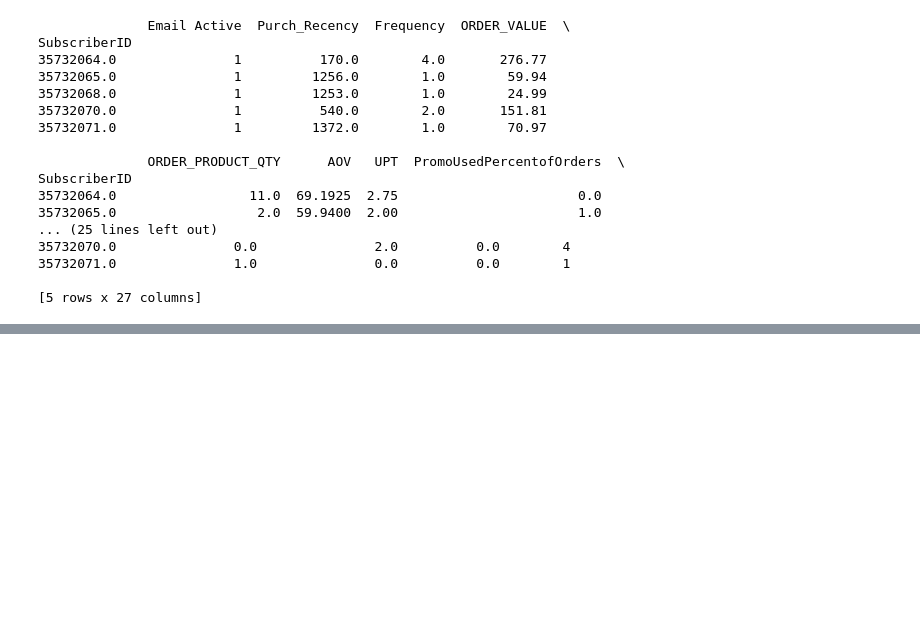
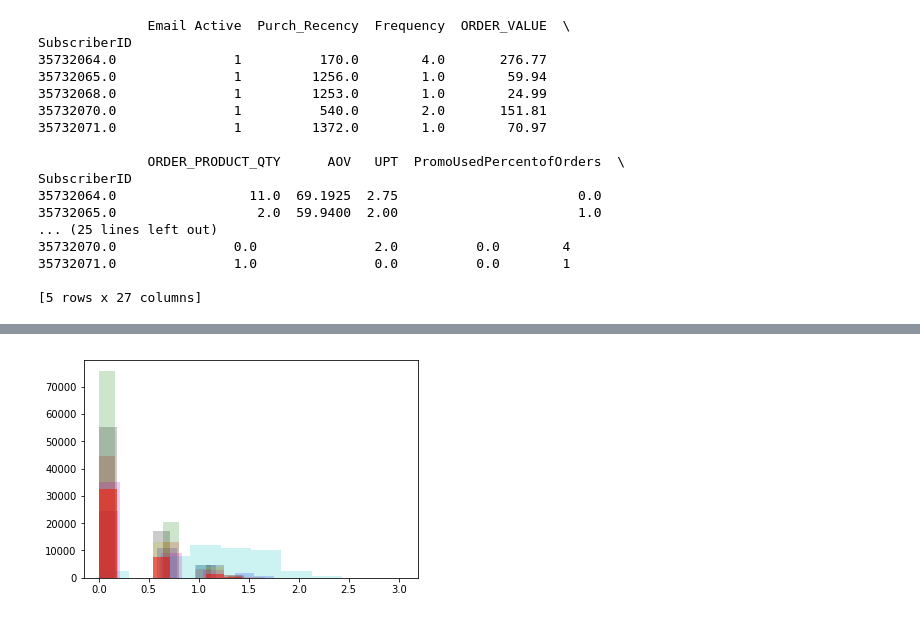
Before and after one commit to juliannarenaud/springboarddatasciencecourse, a Jupyter notebook: Project 2 Milestone Report.ipynb, the cells around one changed output, grey strips where cells are left out. Cells and saved outputs as stored; diff of their text form; code cells hidden in the pictures; blank space fills up the shorter version.

```diff
--- a/Project 2 Milestone Report.ipynb
+++ b/Project 2 Milestone Report.ipynb
@@ -2624,0 +2627,5 @@ df.to_csv(r'C:\Users\jrenaud\Documents\Springboard\Project 2\Data Outputs\\buyer
+# %%
+#Import Cluster file
+df = pd.read_csv(r'C:\Users\jrenaud\Documents\Springboard\Project 2\Data Outputs\\buyers_df2_clusters.csv', header=0)
+print(df.head())
+print(df.info())
@@ -2624,0 +2772,11 @@ df.to_csv(r'C:\Users\jrenaud\Documents\Springboard\Project 2\Data Outputs\\buyer
+# %%
+cluster0 = df.loc[df['cluster'] == 0].reset_index().drop(['index', 'cluster'], axis = 1)
+cluster1 = df.loc[df['cluster'] == 1].reset_index().drop(['index', 'cluster'], axis = 1)
+cluster2 = df.loc[df['cluster'] == 2].reset_index().drop(['index', 'cluster'], axis = 1)
+cluster3 = df.loc[df['cluster'] == 3].reset_index().drop(['index', 'cluster'], axis = 1)
+cluster4 = df.loc[df['cluster'] == 4].reset_index().drop(['index', 'cluster'], axis = 1)
+cluster5 = df.loc[df['cluster'] == 5].reset_index().drop(['index', 'cluster'], axis = 1)
+cluster6 = df.loc[df['cluster'] == 6].reset_index().drop(['index', 'cluster'], axis = 1)
+cluster7 = df.loc[df['cluster'] == 7].reset_index().drop(['index', 'cluster'], axis = 1)
+
+print(cluster1.head())
@@ -2624,0 +2801,13 @@ df.to_csv(r'C:\Users\jrenaud\Documents\Springboard\Project 2\Data Outputs\\buyer
+# %%
+#Explore Recency differences for each cluster
+_ = plt.hist(np.log(cluster0['Frequency']), alpha=0.2, bins=10, color='b')
+_ = plt.hist(np.log(cluster1['Frequency']), alpha=0.2, bins=10, color='r')
+_ = plt.hist(np.log(cluster2['Frequency']), alpha=0.2, bins=10, color='g')
+_ = plt.hist(np.log(cluster3['Frequency']), alpha=0.2, bins=10, color='c')
+_ = plt.hist(np.log(cluster4['Frequency']), alpha=0.2, bins=10, color='k')
+_ = plt.hist(np.log(cluster5['Frequency']), alpha=0.2, bins=10, color='m')
+_ = plt.hist(np.log(cluster6['Frequency']), alpha=0.2, bins=10, color='y')
+_ = plt.hist(np.log(cluster7['Frequency']), alpha=0.5, bins=10, color='r')
+plt.show()
+# %% [output]
+[figure, added]
```
Also changed, not shown: parts of 19 cells of this notebook, 1 other file.
